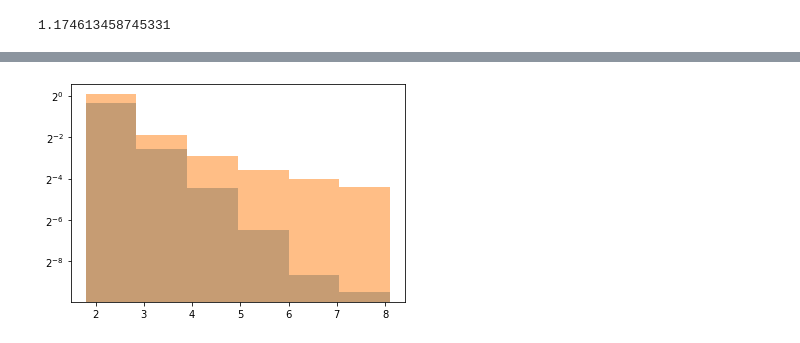
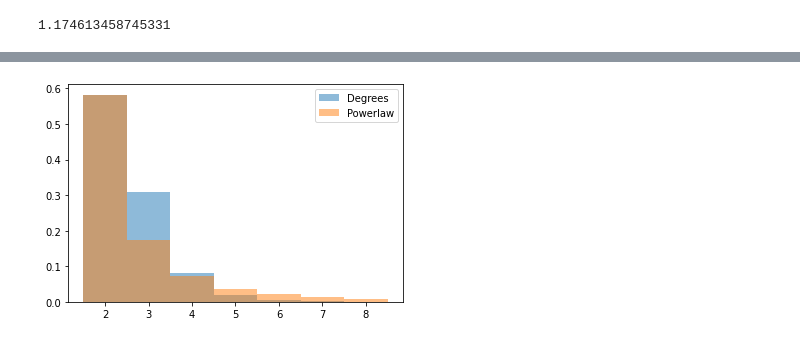
Before and after one commit to baton96/Complex-Networks, a Jupyter notebook: A2/A2.ipynb, the cells around one changed output, grey strips where cells are left out. Cells and saved outputs as stored; diff of their text form; code cells hidden in the pictures.

Commit message:
A2 plot fixes

```diff
--- a/A2/A2.ipynb
+++ b/A2/A2.ipynb
@@ -438,0 +395,18 @@ plt.show()
+# %%
+minXLog = int(np.log2(minX))
+maxXLog = int(np.log2(maxX))
+
+bins = list(range(minXLog, maxXLog+2))
+
+heights, xticks = np.histogram(np.log2(x), density=True, bins=bins)
+binWidth = xticks[1] - xticks[0]
+xticks = xticks[:-1]
+
+x2 = np.arange(minXLog, maxXLog+1, dtype=float)**(-3)
+x2 /= x2[0]#/heights[0]
+
+fig, ax = plt.subplots()
+#ax.set_yscale('log', base=2)
+ax.plot(xticks, heights)
+ax.plot(xticks, x2)
+#plt.show()
@@ -439,19 +415,9 @@ plt.show()
 # %%
-def log2int(n):
-    return int(np.log2(n))
-
 fig, ax = plt.subplots()
-minX2, maxX2 = log2int(minX), log2int(maxX)
-
-heights, xticks = np.histogram(np.log2(x), density=True, bins=int(maxX2-minX2))
-binWidth = xticks[1] - xticks[0]
-plt.bar(xticks[:-1], heights*binWidth, binWidth, alpha=0.5, label='Degrees')
-
-x2 = (np.log2(minX2)**3)* np.log2(np.arange(minX2, maxX2, dtype=float)) **(-3)
-#ax.plot(sorted(x2)[::-1])
-plt.bar(xticks[:-1], x2*binWidth, binWidth, alpha=0.5, label='Powerlaw')
-
-ax.set_yscale('log', base=2)
-plt.show()
+ax.bar(xticks, heights*binWidth, binWidth, alpha=0.5, label='Degrees')
+ax.bar(xticks, x2*binWidth, binWidth, alpha=0.5, label='Powerlaw')
+#ax.set_yscale('log', base=2)
+ax.legend()
+#plt.show()
 # %% [output]
-[figure, old version]
+[figure, new version]
```
Also changed, not shown: parts of 18 cells of this notebook.
